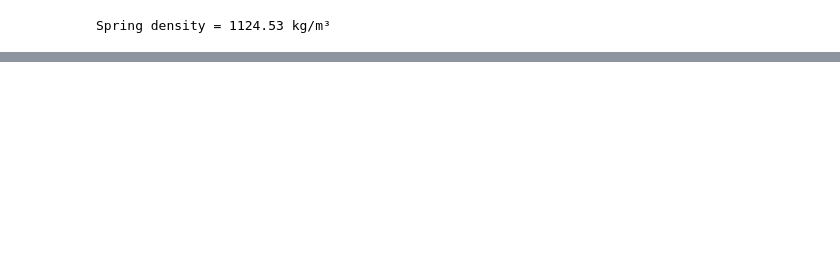
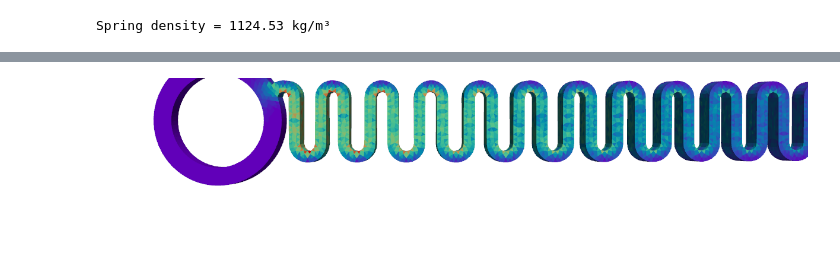
Before and after one commit to chrisrichardson/fenics-tutorial, a Jupyter notebook: spring.ipynb, the cells around one changed output, grey strips where cells are left out. Saved outputs shown, nothing was run; the diff lists cells and outputs as text; code cells hidden in the pictures; blank space fills up the shorter version.

```diff
--- a/spring.ipynb
+++ b/spring.ipynb
@@ -129,0 +137,27 @@ Max displacement is: -37.56058912482354 mm
+# %%
+# Compute stress field (post-processing)
+sigma_dev = σ(uh) - (1 / 3) * tr(σ(uh)) * Identity(len(uh))
+sigma_vm = ufl.sqrt((3 / 2) * inner(sigma_dev, sigma_dev))
+W = functionspace(mesh, ("Discontinuous Lagrange", 0))
+sigma_vm_expr = Expression(sigma_vm, W.element.interpolation_points())
+sigma_vm_h = Function(W)
+sigma_vm_h.interpolate(sigma_vm_expr)
+# %%
+import matplotlib.pyplot as plt
+cmap = plt.get_cmap('rainbow', 50)
+
+# Replot with displacement
+plotter = pyvista.Plotter(window_size=[1200, 300])
+grid.point_data["u"] = displacement
+grid.cell_data["sigma_vm"] = sigma_vm_h.x.array
+grid.set_active_scalars("sigma_vm")
+warped = grid.warp_by_vector("u")
+plotter.add_mesh(warped, show_edges=False, cmap=cmap)
+plotter.camera.position = (0.045, 0.0, 0.2)
+plotter.camera.focal_point = (0.025, -0.005, 0.0)
+plotter.camera.up = (0.0, 1.0, 0.0)
+plotter.camera.zoom(5.5)
+plotter.remove_scalar_bar()
+plotter.show()
+# %% [output]
+[figure, added]
```
Also changed, not shown: parts of 7 cells of this notebook.
